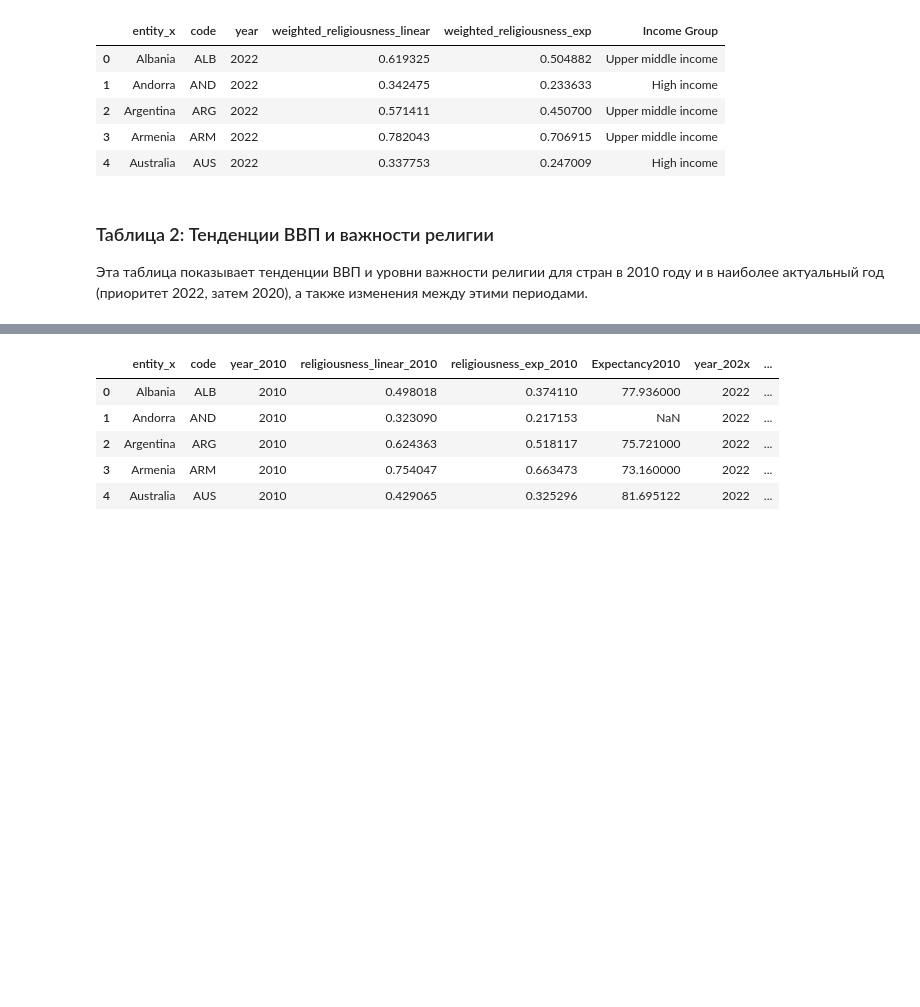
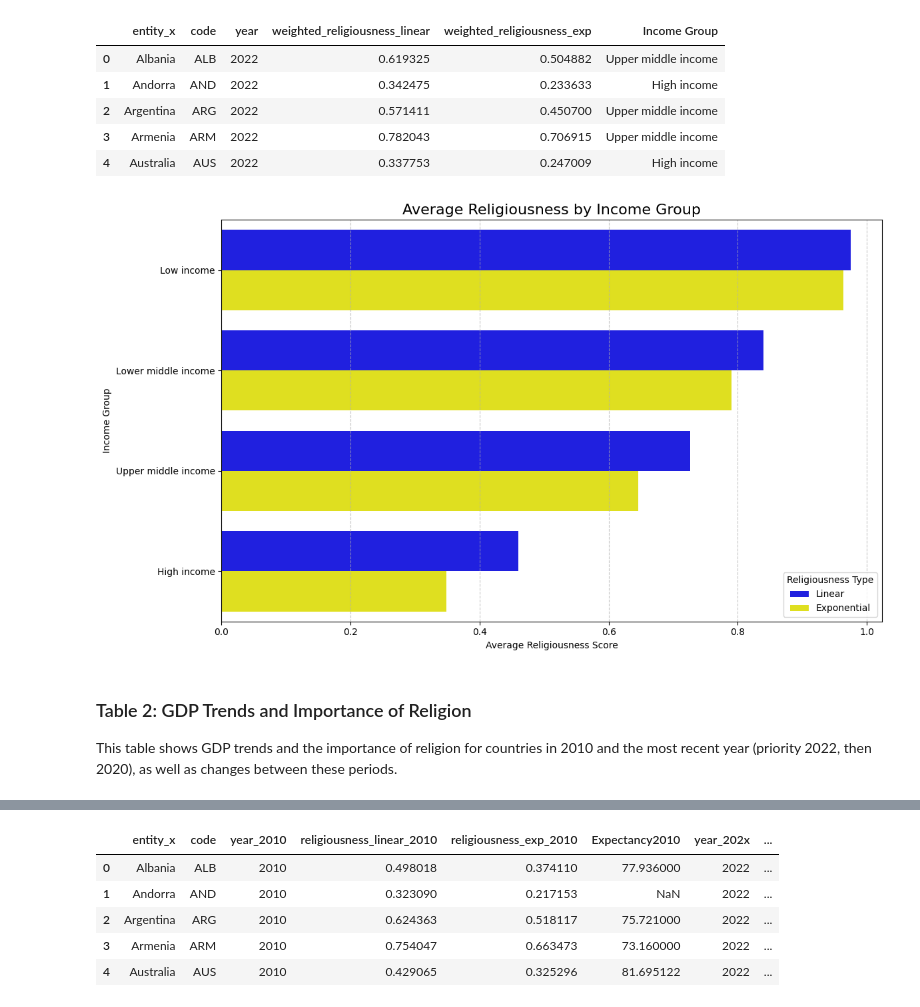
Before and after one commit to fedirmel234-beep/vizualization-of-data-projects-religions-uk, a Jupyter notebook: Desktop/EDA_files/Project_work.ipynb, the cells around one changed output, grey strips where cells are left out. Saved outputs shown, nothing was run; the diff lists cells and outputs as text; code cells hidden in the pictures; blank space fills up the shorter version.

```diff
--- a/Desktop/EDA_files/Project_work.ipynb
+++ b/Desktop/EDA_files/Project_work.ipynb
@@ -148,8 +551,7 @@ def get_most_recent_year_data(df, primary_year, secondary_year):
 # Create a copy to avoid SettingWithCopyWarning
 importance_copy = importance.copy()
 
-# Filter for years 2020 and onwards
-recent_importance = importance_copy[importance_copy['year'] >= 2020]
+recent_importance = importance_copy[importance_copy['year'] == 2022]
 
 # For each entity, get the row with the maximum year within the recent_importance filtered data
 # This handles cases where both 2020 and 2022 data might exist, picking the latest.
@@ -161,7 +563,7 @@ table1 = pd.merge(latest_data_importance_filtered, countries_prep, on='code', ho
 
 # Select and display relevant columns for Table 1
 table1.reset_index()
-table1 = table1[['entity_x', 'code', 'year', 'weighted_religiousness_linear', 'weighted_religiousness_exp', 'Income Group']]
+table1 = table1[['entity_x', 'code', 'year', 'weighted_religiousness_linear', 'weighted_religiousness_exp', 'Income Group']] # entity_x, because it's how .merg() work
 display(table1.head())
 # %% [output]
 |  | entity_x | code | year | weighted_religiousness_linear | weighted_religiousness_exp | Income Group |
@@ -170,10 +572,57 @@ display(table1.head())
 | 2 | Argentina | ARG | 2022 | 0.571411 | 0.450700 | Upper middle income |
 | 3 | Armenia | ARM | 2022 | 0.782043 | 0.706915 | Upper middle income |
 | 4 | Australia | AUS | 2022 | 0.337753 | 0.247009 | High income |
-# %% [markdown]
-### Таблица 2: Тенденции ВВП и важности религии
-
-Эта таблица показывает тенденции ВВП и уровни важности религии для стран в 2010 году и в наиболее актуальный год (приоритет 2022, затем 2020), а также изменения между этими периодами.
+# %%
+
+
+# Calculate average religiousness by Income Group for linear and exponential metrics
+avg_religiousness_income = table1.groupby('Income Group')[['weighted_religiousness_linear', 'weighted_religiousness_exp']].mean().reset_index()
+
+# Sort Income Group by 'weighted_religiousness_linear' for a consistent order on the y-axis
+avg_religiousness_income_sorted = avg_religiousness_income.sort_values('weighted_religiousness_linear', ascending=False)
+
+# Melt the DataFrame to long format for plotting both metrics on the same bar chart
+melted_religiousness = avg_religiousness_income_sorted.melt(
+    id_vars='Income Group',
+    value_vars=['weighted_religiousness_linear', 'weighted_religiousness_exp'],
+    var_name='Religiousness Type',
+    value_name='Average Religiousness Score'
+)
+
+# Rename the 'Religiousness Type' for better legend readability
+melted_religiousness['Religiousness Type'] = melted_religiousness['Religiousness Type'].replace({
+    'weighted_religiousness_linear': 'Linear',
+    'weighted_religiousness_exp': 'Exponential'
+})
+
+# Define a custom color palette
+custom_palette = {
+    'Linear': 'blue',
+    'Exponential': 'yellow'
+}
+
+plt.figure(figsize=(12, 7))
+sns.barplot(
+    x='Average Religiousness Score',
+    y='Income Group',
+    hue='Religiousness Type',
+    data=melted_religiousness,
+    palette=custom_palette
+)
+
+plt.title('Average Religiousness by Income Group', fontsize=16)
+plt.xlabel('Average Religiousness Score')
+plt.ylabel('Income Group')
+plt.grid(axis='x', linestyle='--', alpha=0.7)
+plt.legend(title='Religiousness Type')
+plt.tight_layout()
+plt.show()
+# %% [output]
+[figure, added]
+# %% [markdown]
+### Table 2: GDP Trends and Importance of Religion
+
+This table shows GDP trends and the importance of religion for countries in 2010 and the most recent year (priority 2022, then 2020), as well as changes between these periods.
 # %%
 # Get 2010 data
 importance_2010 = importance[importance['year'] == 2010].copy()
```
Also changed, not shown: parts of 48 cells of this notebook.
